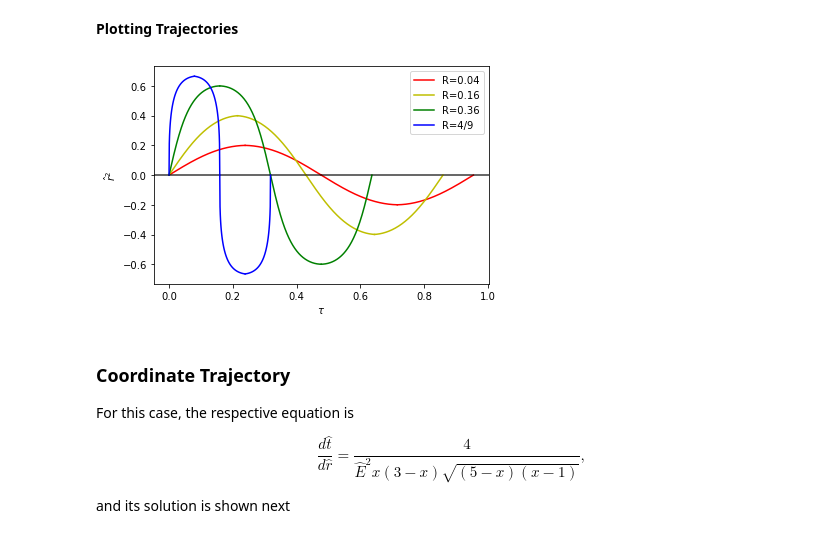
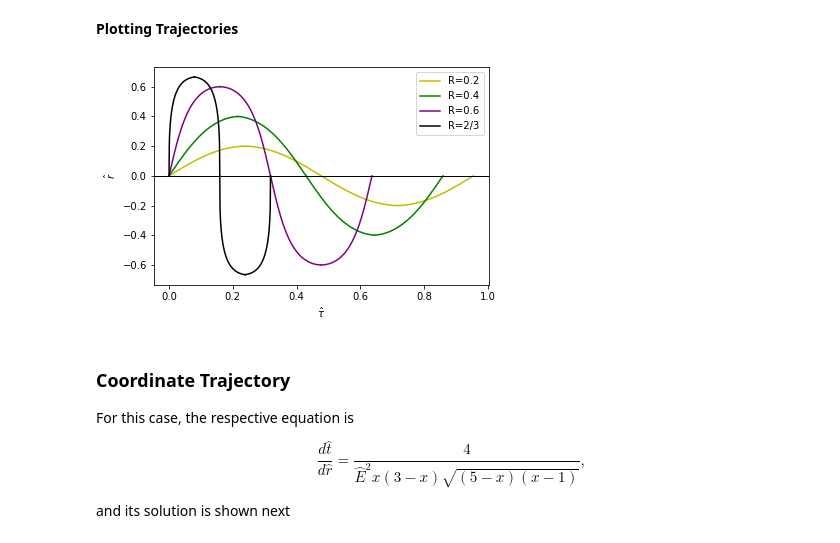
Before and after one commit to nigomezcr/Bachelors-Dissertation, a Jupyter notebook: 2-Relativistic Gravity Train/RelativisticGravityTrain.ipynb, the cells around one changed output. Cells and saved outputs as stored; diff of their text form; code cells hidden in the pictures.

```diff
--- a/2-Relativistic Gravity Train/RelativisticGravityTrain.ipynb
+++ b/2-Relativistic Gravity Train/RelativisticGravityTrain.ipynb
@@ -619,3 +619,12 @@ Plot_Null_trajectory(t,x)
 ## Massive Trajectories
 
 ### Effective Potential
+# %%
+def Null_Trajectory2(x, t, R):
+    dxdt = 1.5*np.sqrt((1 - x)*(1 - R)) + 0.5*x - 0.5
+    return dxdt
+t0 = np.arange(-0, 3, dt)
+x0 = ode(Null_Trajectory2, -1, t0, args=(0.31,))
+
+plt.plot(t0,x0)
+plt.plot(-t0,-x0-2)
@@ -684,10 +696,10 @@ def Solve_trajectory(trajectory, t_array, x0, R, N):
     return r
 
 def Plot_Massive_trajectory(t, x, color, name):
-    plt.xlabel('$ \\tau $')
-    plt.ylabel('$\hat{r}^2 $')
+    plt.xlabel('$ \hat{\\tau} $')
+    plt.ylabel('$\hat{r} $')
     plt.plot(t, x, color, label=name)
-    plt.axhline(color='black', lw=0.1)
+    plt.axhline(color='black', lw=0.5)
     plt.grid()
     plt.legend()
     plt.savefig("Plots/9-Massive_Trajectory_py.pdf")
@@ -727,10 +739,10 @@ tau3 = (t+2*tf)/(2*np.pi)
 tau4 = (-t+4*tf)/(2*np.pi)
 
 # Plots
-Plot_Massive_trajectory(tau1, x,'r','R=0.04')
-Plot_Massive_trajectory(tau2, x,'r','')
-Plot_Massive_trajectory(tau3, -x,'r','')
-Plot_Massive_trajectory(tau4, -x,'r','')
+Plot_Massive_trajectory(tau1, x,'y','R=0.2')
+Plot_Massive_trajectory(tau2, x,'y','')
+Plot_Massive_trajectory(tau3, -x,'y','')
+Plot_Massive_trajectory(tau4, -x,'y','')
 
 #########################   R = 0.4  #################################
 Radius = R[1]
@@ -747,10 +759,10 @@ tau3 = (t+2*tf)/(2*np.pi)
 tau4 = (-t+4*tf)/(2*np.pi)
 
 # Plots
-Plot_Massive_trajectory(tau1, x,'y','R=0.16')
-Plot_Massive_trajectory(tau2, x,'y','')
-Plot_Massive_trajectory(tau3, -x,'y','')
-Plot_Massive_trajectory(tau4, -x,'y','')
+Plot_Massive_trajectory(tau1, x,'g','R=0.4')
+Plot_Massive_trajectory(tau2, x,'g','')
+Plot_Massive_trajectory(tau3, -x,'g','')
+Plot_Massive_trajectory(tau4, -x,'g','')
 
 #########################   R = 0.6  #################################
 Radius = R[2]
@@ -762,42 +774,42 @@ tf = t[n]
 
 x = Solve_trajectory(Trajectory, t, xi, Radius, n+1)
 
 #Intervals
 tau1 = t/(2*np.pi)
 tau2 = (-t+2*tf)/(2*np.pi)
 tau3 = (t+2*tf)/(2*np.pi)
 tau4 = (-t+4*tf)/(2*np.pi)
 
 # Plots
-Plot_Massive_trajectory(tau1, x,'g','R=0.36')
-Plot_Massive_trajectory(tau2, x,'g','')
-Plot_Massive_trajectory(tau3, -x,'g','')
-Plot_Massive_trajectory(tau4, -x,'g','')
+Plot_Massive_trajectory(tau1, x,'purple','R=0.6')
+Plot_Massive_trajectory(tau2, x,'purple','')
+Plot_Massive_trajectory(tau3, -x,'purple','')
+Plot_Massive_trajectory(tau4, -x,'purple','')
 
 
 
 #########################   R = 2/3  #################################
 Radius = R[3]
 
 t = t3
 n = int(N[3])
 tf = t[n]
 
 x = Solve_trajectory(Trajectory, t, xi, Radius, n+1)
 
 #Intervals
 tau1 = t/(2*np.pi)
 tau2 = (-t+2*tf)/(2*np.pi)
 tau3 = (t+2*tf)/(2*np.pi)
 tau4 = (-t+4*tf)/(2*np.pi)
 
 # Plots
-Plot_Massive_trajectory(tau1,  x,'b','R=4/9')
-Plot_Massive_trajectory(tau2,  x,'b','')
-Plot_Massive_trajectory(tau3, -x,'b','')
-Plot_Massive_trajectory(tau4, -x,'b','')
+Plot_Massive_trajectory(tau1,  x,'black','R=2/3')
+Plot_Massive_trajectory(tau2,  x,'black','')
+Plot_Massive_trajectory(tau3, -x,'black','')
+Plot_Massive_trajectory(tau4, -x,'black','')
 # %% [output]
-[figure, old version]
+[figure, new version]
 # %% [markdown]
 ### Coordinate Trajectory
 
```
Also changed, not shown: parts of 6 cells of this notebook, 1 other file.
